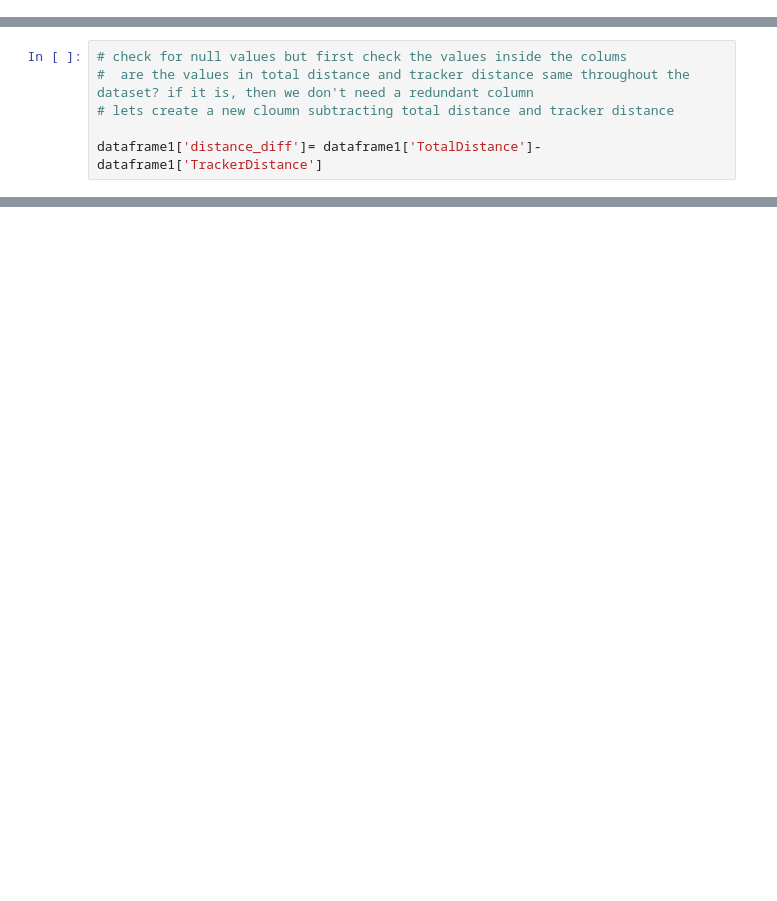
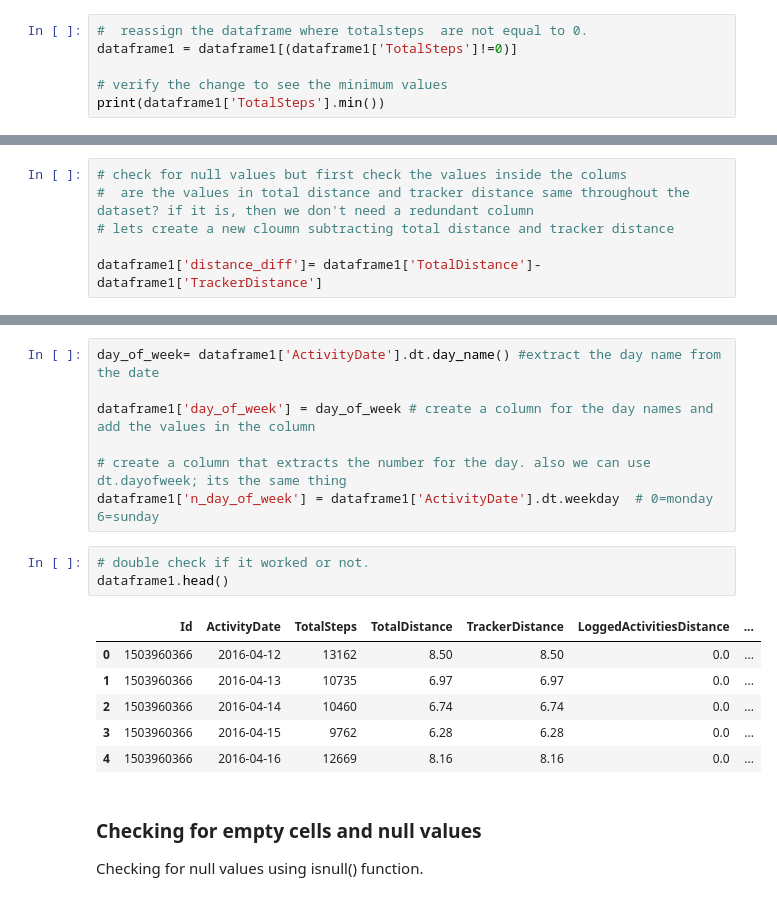
Before and after one commit to PramitKhatri/Bellabeat-data-analysis-case-study, a Jupyter notebook: notebook4521ead505.ipynb, the cells around one changed output, grey strips where cells are left out. Drawn from its saved outputs; the diff is of its cells as text; blank space fills up the shorter version.

```diff
--- a/notebook4521ead505.ipynb
+++ b/notebook4521ead505.ipynb
@@ -170,0 +199,6 @@ dataframe1.describe()
+# %%
+#  reassign the dataframe where totalsteps  are not equal to 0.
+dataframe1 = dataframe1[(dataframe1['TotalSteps']!=0)]
+
+# verify the change to see the minimum values
+print(dataframe1['TotalSteps'].min())
@@ -252,0 +326,20 @@ Name: count, dtype: int64
+# %%
+day_of_week= dataframe1['ActivityDate'].dt.day_name() #extract the day name from the date
+
+dataframe1['day_of_week'] = day_of_week # create a column for the day names and add the values in the column
+
+# create a column that extracts the number for the day. also we can use dt.dayofweek; its the same thing
+dataframe1['n_day_of_week'] = dataframe1['ActivityDate'].dt.weekday  # 0=monday 6=sunday
+# %%
+# double check if it worked or not.
+dataframe1.head()
+# %% [output]
+|  | Id | ActivityDate | TotalSteps | TotalDistance | TrackerDistance | LoggedActivitiesDistance | ... |
+| 0 | 1503960366 | 2016-04-12 | 13162 | 8.50 | 8.50 | 0.0 | ... |
+| 1 | 1503960366 | 2016-04-13 | 10735 | 6.97 | 6.97 | 0.0 | ... |
+| 2 | 1503960366 | 2016-04-14 | 10460 | 6.74 | 6.74 | 0.0 | ... |
+| 3 | 1503960366 | 2016-04-15 | 9762 | 6.28 | 6.28 | 0.0 | ... |
+| 4 | 1503960366 | 2016-04-16 | 12669 | 8.16 | 8.16 | 0.0 | ... |
+# %% [markdown]
+### Checking for empty cells and null values
+Checking for null values using isnull() function.
```
Also changed, not shown: parts of 21 cells of this notebook.
